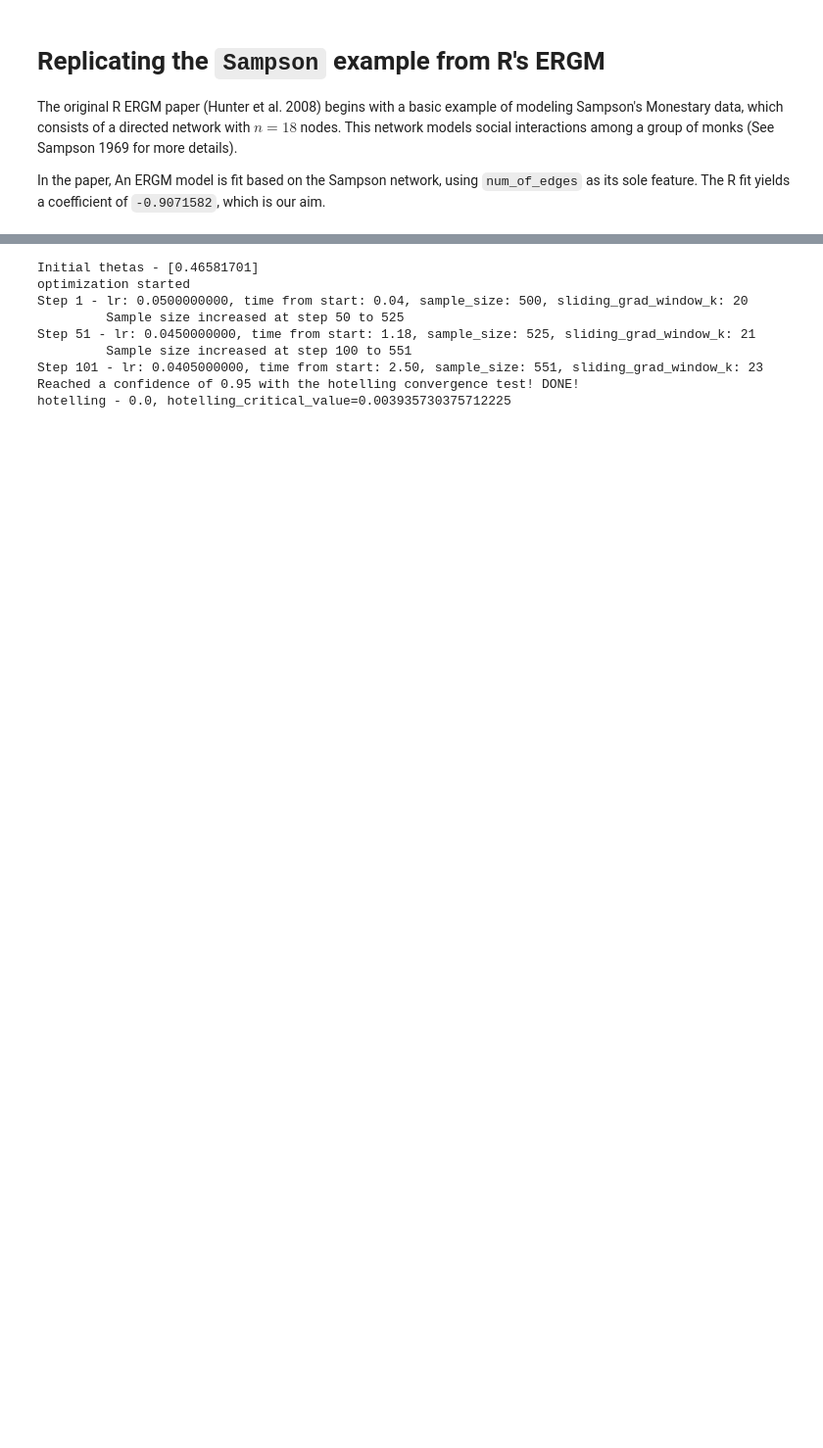
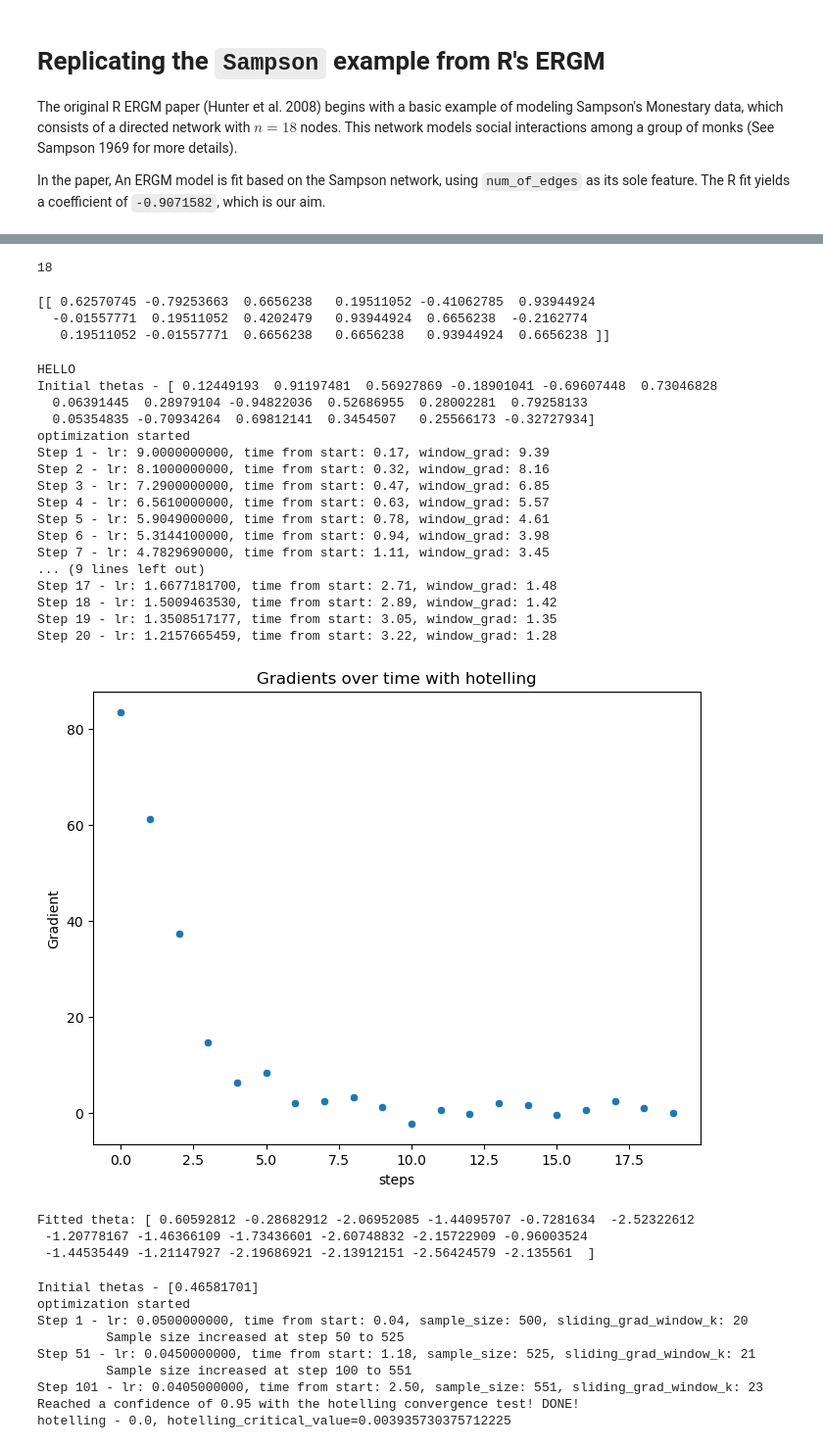
Before and after one commit to tomtalp/pyERGM, a Jupyter notebook: examples/first_example.ipynb, the cells around one changed output, grey strips where cells are left out. Shown at 98% size. Cells and saved outputs as stored; diff of their text form; code cells hidden in the pictures; blank space fills up the shorter version.

```diff
--- a/examples/first_example.ipynb
+++ b/examples/first_example.ipynb
@@ -45,3 +85,68 @@ sampson_matrix = np.array(
+# %%
+mc.num_of_features
+# %% [output]
+18
+# %%
+
+
+from sklearn.linear_model import LogisticRegression
+
+clf = LogisticRegression(random_state=0, fit_intercept=False).fit(Xs, ys)
+print(clf.coef_)
+# %% [output]
+[[ 0.62570745 -0.79253663  0.6656238   0.19511052 -0.41062785  0.93944924
+  -0.01557771  0.19511052  0.4202479   0.93944924  0.6656238  -0.2162774
+   0.19511052 -0.01557771  0.6656238   0.6656238   0.93944924  0.6656238 ]]
+# %%
+n = sampson_matrix.shape[0]
+is_directed = True
+
+num_edges_metric = NumberOfEdgesDirected()
+indeg_metric = InDegree()
+
+fitted_model = ERGM(n, [num_edges_metric, indeg_metric], is_directed=is_directed, sample_size=2000, n_mcmc_steps=n)
+
+convergence_criterion = "hotelling"
+grads, hotelling = fitted_model.fit(sampson_matrix, lr=10, opt_steps=20,
+                                    lr_decay_pct=0.1, steps_for_decay=1,
+                                    sliding_grad_window_k=20, sample_pct_growth=0.05,
+                                    convergence_criterion=convergence_criterion,
+                                    optimization_method="newton_raphson",
+                                    hotelling_confidence=0.95,
+                                    cov_matrix_estimation_method="multivariate_initial_sequence",
+                                    )
+
+grads = [x[0] for x in grads]
+
+fig, ax = plt.subplots(figsize=(8, 6))
+sns.scatterplot(grads, ax=ax)
+ax.set(xlabel='steps', ylabel='Gradient')
+ax.set_title(f"Gradients over time with {convergence_criterion}")
+plt.show()
+
+print(f"Fitted theta: {fitted_model._thetas}")
+# %% [output]
+HELLO
+Initial thetas - [ 0.12449193  0.91197481  0.56927869 -0.18901041 -0.69607448  0.73046828
+  0.06391445  0.28979104 -0.94822036  0.52686955  0.28002281  0.79258133
+  0.05354835 -0.70934264  0.69812141  0.3454507   0.25566173 -0.32727934]
+optimization started
+Step 1 - lr: 9.0000000000, time from start: 0.17, window_grad: 9.39
+Step 2 - lr: 8.1000000000, time from start: 0.32, window_grad: 8.16
+Step 3 - lr: 7.2900000000, time from start: 0.47, window_grad: 6.85
+Step 4 - lr: 6.5610000000, time from start: 0.63, window_grad: 5.57
+Step 5 - lr: 5.9049000000, time from start: 0.78, window_grad: 4.61
+Step 6 - lr: 5.3144100000, time from start: 0.94, window_grad: 3.98
+Step 7 - lr: 4.7829690000, time from start: 1.11, window_grad: 3.45
+... (9 lines left out)
+Step 17 - lr: 1.6677181700, time from start: 2.71, window_grad: 1.48
+Step 18 - lr: 1.5009463530, time from start: 2.89, window_grad: 1.42
+Step 19 - lr: 1.3508517177, time from start: 3.05, window_grad: 1.35
+Step 20 - lr: 1.2157665459, time from start: 3.22, window_grad: 1.28
+[figure, added]
+Fitted theta: [ 0.60592812 -0.28682912 -2.06952085 -1.44095707 -0.7281634  -2.52322612
+ -1.20778167 -1.46366109 -1.73436601 -2.60748832 -2.15722909 -0.96003524
+ -1.44535449 -1.21147927 -2.19686921 -2.13912151 -2.56424579 -2.135561  ]
 # %%
 n = sampson_matrix.shape[0]
 is_directed = True
```
Also changed, not shown: parts of 7 cells of this notebook.
